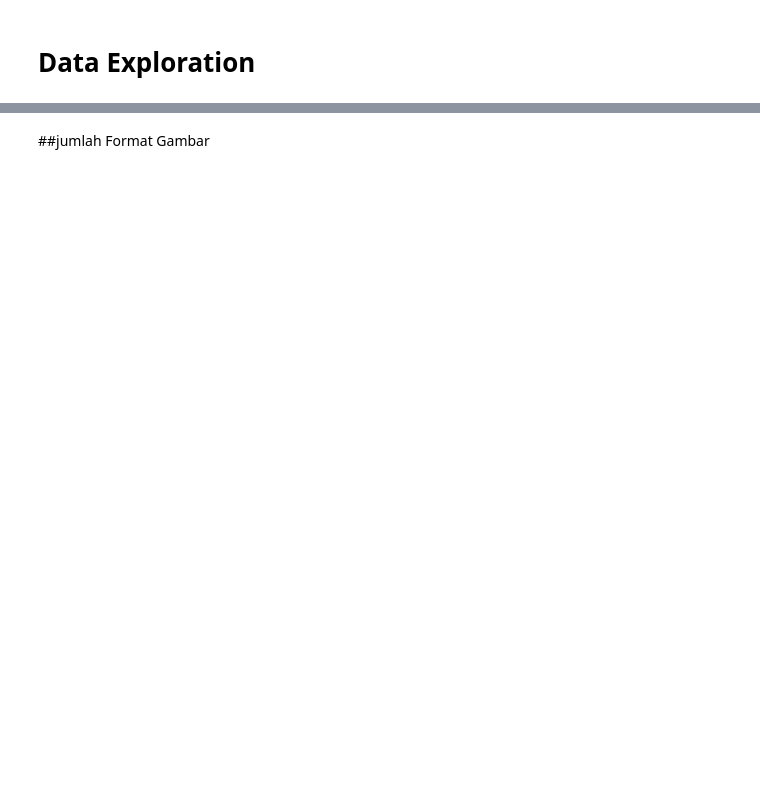
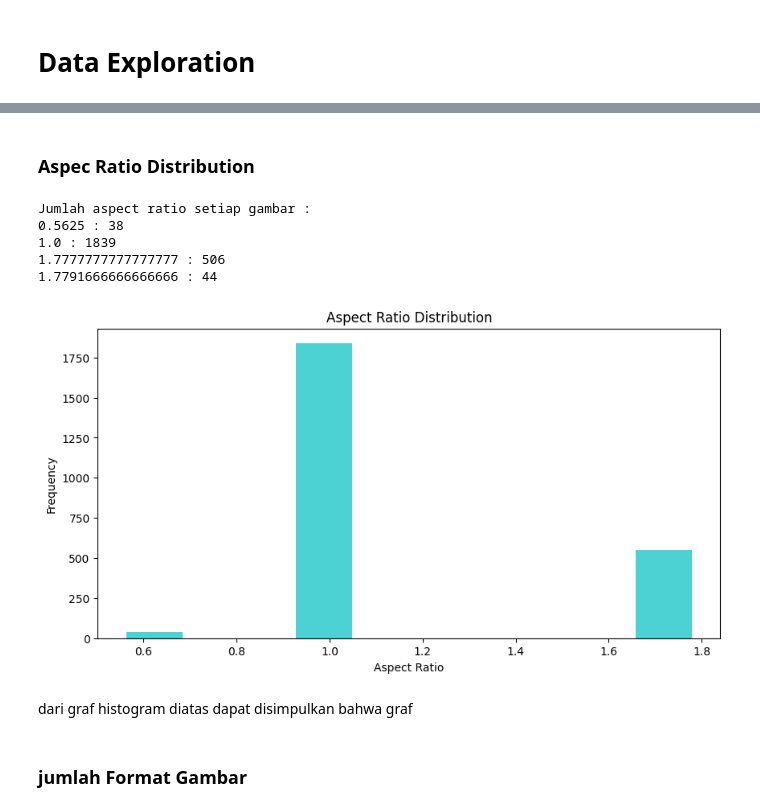
Before and after one commit to Padmanaba231/AI_LAB_PROJECT, a Jupyter notebook: Data_Exploration.ipynb, the cells around one changed output, grey strips where cells are left out. Drawn from its saved outputs; the diff is of its cells as text; code cells hidden in the pictures; blank space fills up the shorter version.

```diff
--- a/Data_Exploration.ipynb
+++ b/Data_Exploration.ipynb
@@ -138,5 +113,31 @@ Dimensions of images: Counter({(640, 640): 3085, (1280, 720): 506, (854, 480): 4
+# %% [markdown]
+### Aspec Ratio Distribution
+# %%
+aspect_ratios = [(width / height) for _, height, width in image_data]
+
+aspect_ratios_counts = Counter(aspect_ratios)
+
+print("Jumlah aspect ratio setiap gambar :")
+for label, count in aspect_ratios_counts.items():
+    print(f'{label} : {count}')
+
+plt.figure(figsize=(10, 5))
+plt.hist(aspect_ratios, bins=10, color='c', alpha=0.7)
+plt.title('Aspect Ratio Distribution')
+plt.xlabel('Aspect Ratio')
+plt.ylabel('Frequency')
+plt.show()
+# %% [output]
+Jumlah aspect ratio setiap gambar :
+0.5625 : 38
+1.0 : 1839
+1.7777777777777777 : 506
+1.7791666666666666 : 44
+[figure, added]
+# %% [markdown]
+dari graf histogram diatas dapat disimpulkan bahwa graf
 # %% [markdown]
-##jumlah Format Gambar
+### jumlah Format Gambar
 # %%
 #jumlah format gambar
 format_counts = Counter(formats)
```
Also changed, not shown: parts of 32 cells of this notebook.
